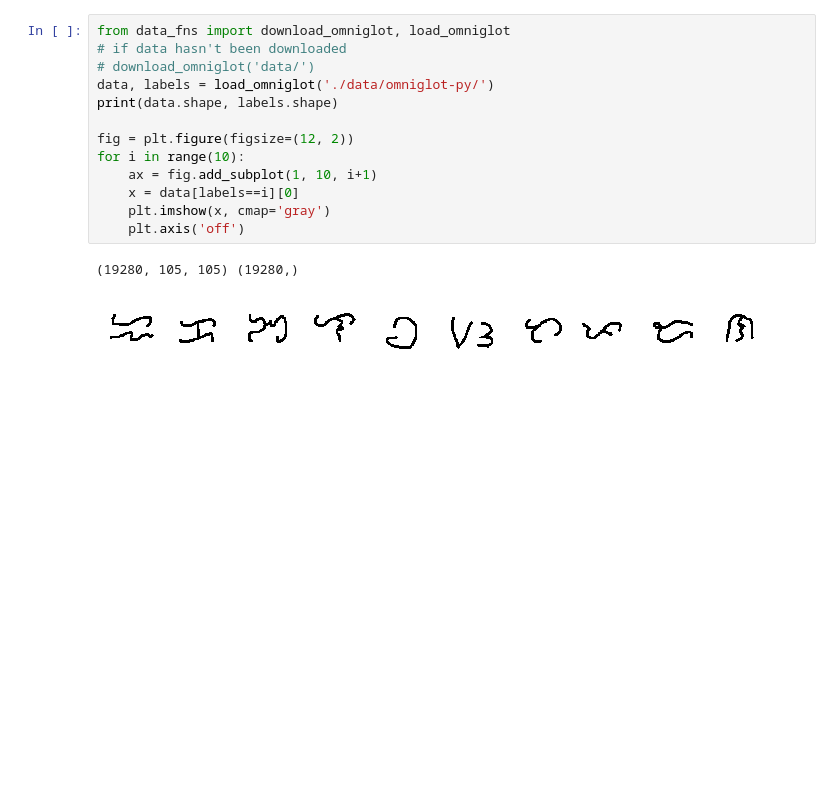
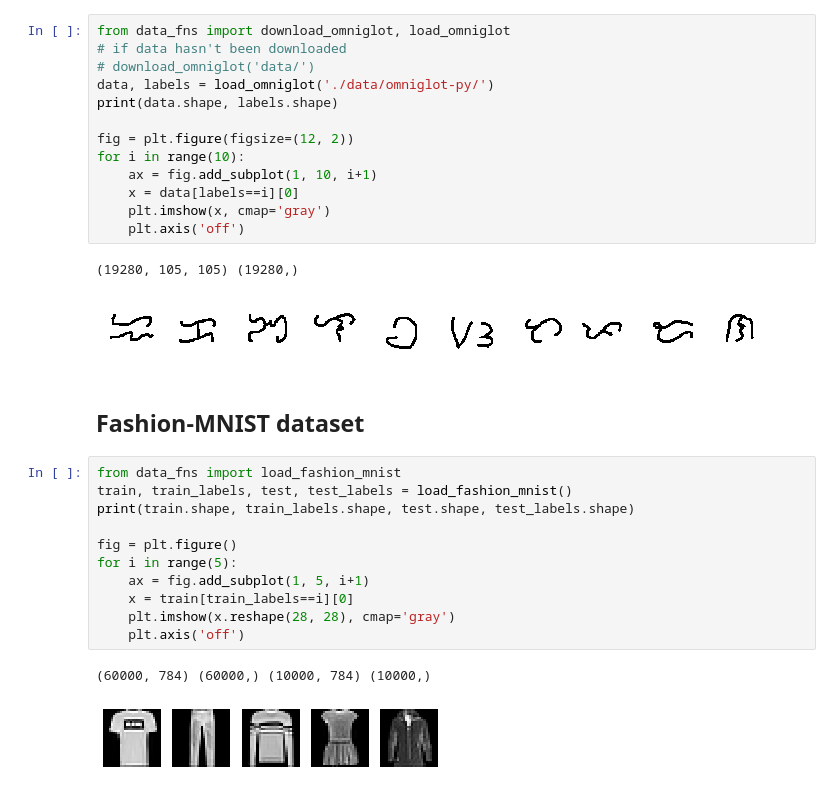
Before and after one commit to BruntonUWBio/structured-random-features, a Jupyter notebook: new_version/data_gen_test.ipynb, the cells around one changed output. Cells and saved outputs as stored; diff of their text form; blank space fills up the shorter version.

Commit message:
added a script for loading the fashion mnist dataset

```diff
--- a/new_version/data_gen_test.ipynb
+++ b/new_version/data_gen_test.ipynb
@@ -142,3 +142,19 @@ for i in range(10):
 # %% [output]
 (19280, 105, 105) (19280,)
 [figure]
+# %% [markdown]
+## Fashion-MNIST dataset
+# %%
+from data_fns import load_fashion_mnist
+train, train_labels, test, test_labels = load_fashion_mnist()
+print(train.shape, train_labels.shape, test.shape, test_labels.shape)
+
+fig = plt.figure()
+for i in range(5):
+    ax = fig.add_subplot(1, 5, i+1)
+    x = train[train_labels==i][0]
+    plt.imshow(x.reshape(28, 28), cmap='gray')
+    plt.axis('off')
+# %% [output]
+(60000, 784) (60000,) (10000, 784) (10000,)
+[figure, added]
```
Also changed, not shown: 1 other file.
